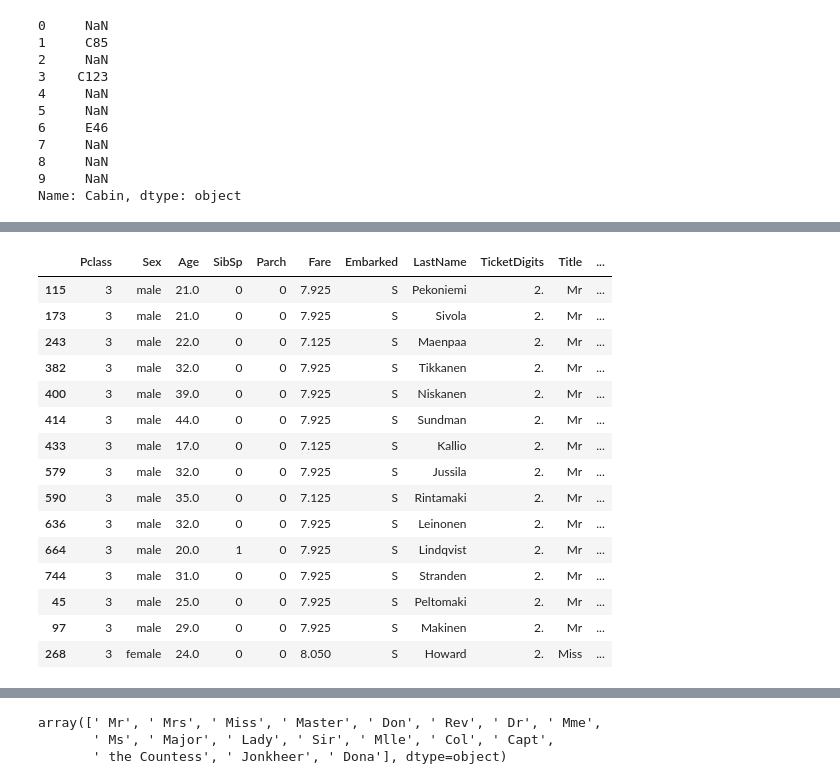
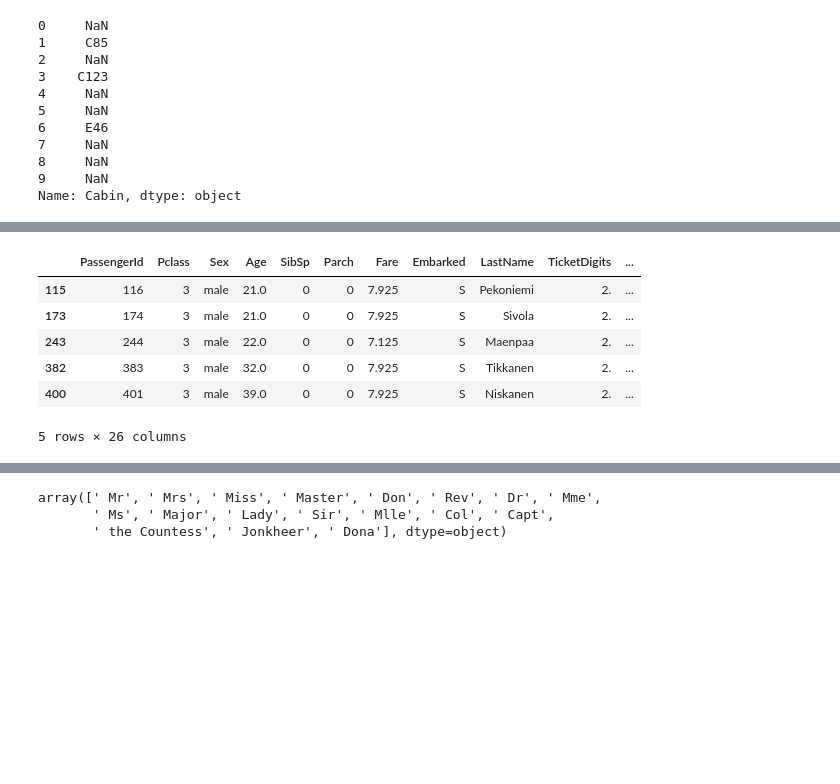
Before and after one commit to csun-data-science-bootcamp-19/Team-8, a Jupyter notebook: Cleaning.ipynb, the cells around one changed output, grey strips where cells are left out. Cells and saved outputs as stored; diff of their text form; code cells hidden in the pictures; blank space fills up the shorter version.

```diff
--- a/Cleaning.ipynb
+++ b/Cleaning.ipynb
@@ -67,7 +81,7 @@ df['FirstName'].head()
 4    William
 Name: FirstName, dtype: object
 # %%
-df = df.drop(columns=['Ticket', 'PassengerId', 'Name'])
+df = df.drop(columns=['Ticket', 'Name'])
 # %%
 ds_utils.get_nan_col_proportions(df)
 # %% [output]
@@ -119,21 +124,17 @@ df['CabinLetter'] = df.groupby('Pclass')['CabinLetter'].transform(lambda x: x.fi
-# %%
-df['Age'] = df.groupby('Pclass')['Age'].transform(lambda x: x.fillna(x.median()))
-df['Fare'] = df.groupby('Pclass')['Fare'].transform(lambda x: x.fillna(x.median()))
-df['Embarked'] = df.groupby('Pclass')['Embarked'].transform(lambda x: x.fillna(x.mode()[0]))
-
-
-
-# #df['nanAge'] = nanAge
-# df['Age'] = age
-
-# #df['nanFare'] = nanFare
-# df['Fare'] = fare
-
-# # df['nanEmbarked'] = nanEmbarked
-# df['Embarked'] = embarked
-
-# # df['nanCabinLetter'] = nanCabinLetter
-# # df['CabinLetter'] =cabinLetter
+# %%
+df['Age'] = df.groupby('Title')['Age'].transform(lambda x: x.fillna(x.median()))
+df['Fare'] = df.groupby('Pclass')['Fare'].transform(lambda x: x.fillna(x.median()))
+df['Embarked'] = df.groupby('Pclass')['Embarked'].transform(lambda x: x.fillna(x.mode()[0]))
+
+df['Infant'] = df['Age'].apply(lambda x: 1 if x <= 1 else 0)
+df['Toddler'] = df['Age'].apply(lambda x: 1 if x <= 5 else 0)
+df['Child'] = df['Age'].apply(lambda x: 1 if x < 13 else 0)
+df['YoungTeen'] = df['Age'].apply(lambda x: 1 if 13 <= x <= 16 else 0)
+df['YoungAdult'] = df['Age'].apply(lambda x: 1 if 16 <= x <= 21 else 0)
+df['Adult'] = df['Age'].apply(lambda x: 1 if 21 <= x <= 30 else 0)
+df['MidAdult'] = df['Age'].apply(lambda x: 1 if 30 <= x <= 40 else 0)
+df['MiddleAged'] = df['Age'].apply(lambda x: 1 if 40 <= x <= 50 else 0)
+df['Old'] = df['Age'].apply(lambda x: 1 if 50 < x else 0)
 # %%
 df.head()
 # %% [output]
@@ -146,22 +148,13 @@ df.head()
 # %%
-df.loc[df['TicketDigits'].str[-1] == '.']
+df.loc[df['TicketDigits'].str[-1] == '.'].head()
 # %% [output]
-|  | Pclass | Sex | Age | SibSp | Parch | Fare | Embarked | LastName | TicketDigits | Title | ... |
-| 115 | 3 | male | 21.0 | 0 | 0 | 7.925 | S | Pekoniemi | 2. | Mr | ... |
-| 173 | 3 | male | 21.0 | 0 | 0 | 7.925 | S | Sivola | 2. | Mr | ... |
-| 243 | 3 | male | 22.0 | 0 | 0 | 7.125 | S | Maenpaa | 2. | Mr | ... |
-| 382 | 3 | male | 32.0 | 0 | 0 | 7.925 | S | Tikkanen | 2. | Mr | ... |
-| 400 | 3 | male | 39.0 | 0 | 0 | 7.925 | S | Niskanen | 2. | Mr | ... |
-| 414 | 3 | male | 44.0 | 0 | 0 | 7.925 | S | Sundman | 2. | Mr | ... |
-| 433 | 3 | male | 17.0 | 0 | 0 | 7.125 | S | Kallio | 2. | Mr | ... |
-| 579 | 3 | male | 32.0 | 0 | 0 | 7.925 | S | Jussila | 2. | Mr | ... |
-| 590 | 3 | male | 35.0 | 0 | 0 | 7.125 | S | Rintamaki | 2. | Mr | ... |
-| 636 | 3 | male | 32.0 | 0 | 0 | 7.925 | S | Leinonen | 2. | Mr | ... |
-| 664 | 3 | male | 20.0 | 1 | 0 | 7.925 | S | Lindqvist | 2. | Mr | ... |
-| 744 | 3 | male | 31.0 | 0 | 0 | 7.925 | S | Stranden | 2. | Mr | ... |
-| 45 | 3 | male | 25.0 | 0 | 0 | 7.925 | S | Peltomaki | 2. | Mr | ... |
-| 97 | 3 | male | 29.0 | 0 | 0 | 7.925 | S | Makinen | 2. | Mr | ... |
-| 268 | 3 | female | 24.0 | 0 | 0 | 8.050 | S | Howard | 2. | Miss | ... |
+|  | PassengerId | Pclass | Sex | Age | SibSp | Parch | Fare | Embarked | LastName | TicketDigits | ... |
+| 115 | 116 | 3 | male | 21.0 | 0 | 0 | 7.925 | S | Pekoniemi | 2. | ... |
+| 173 | 174 | 3 | male | 21.0 | 0 | 0 | 7.925 | S | Sivola | 2. | ... |
+| 243 | 244 | 3 | male | 22.0 | 0 | 0 | 7.125 | S | Maenpaa | 2. | ... |
+| 382 | 383 | 3 | male | 32.0 | 0 | 0 | 7.925 | S | Tikkanen | 2. | ... |
+| 400 | 401 | 3 | male | 39.0 | 0 | 0 | 7.925 | S | Niskanen | 2. | ... |
+5 rows × 26 columns
 # %%
 df['TicketDigits'] = df['TicketDigits'].apply(lambda x: x if x[-1] != '.' else x[:-1])
 # %%
```
Also changed, not shown: parts of 15 cells of this notebook, 1 other file.
